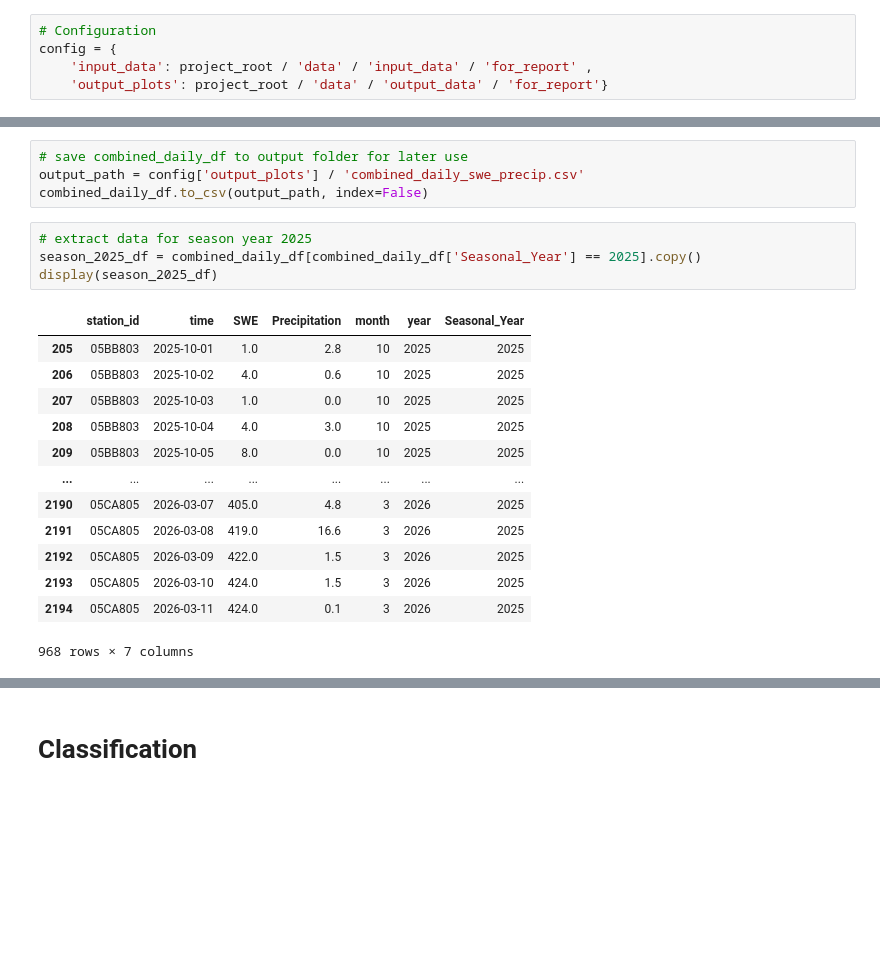
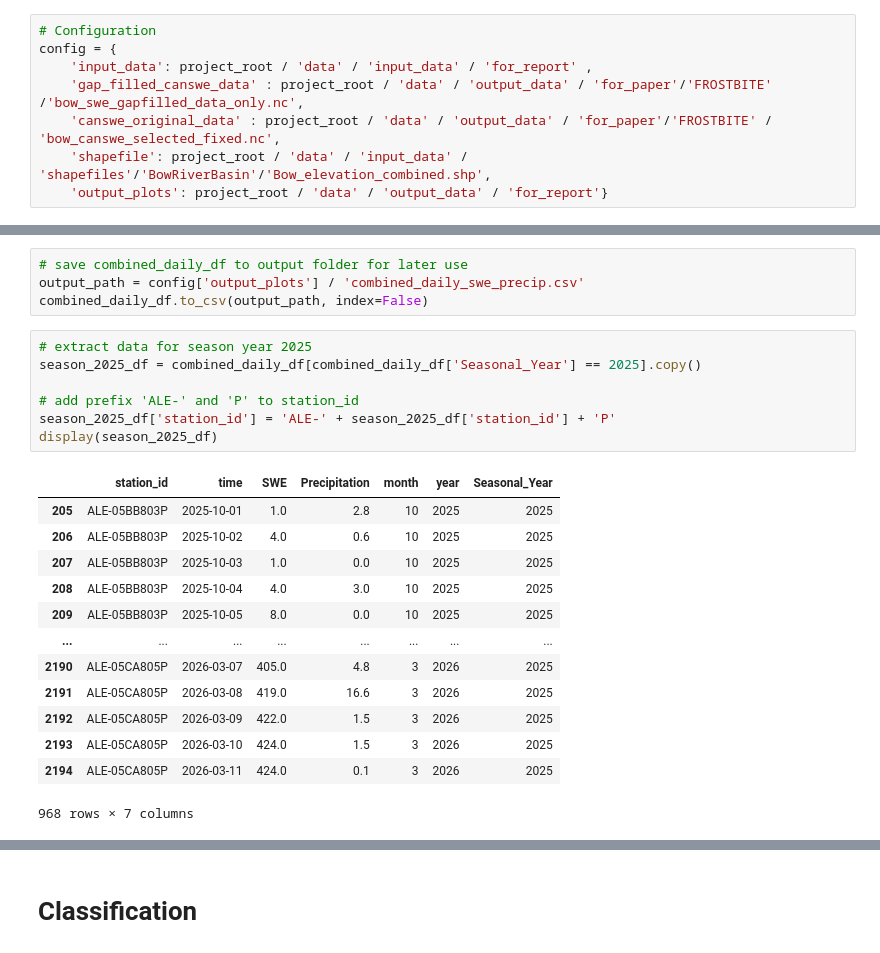
Before and after one commit to Nadiesenali/snowdroughtindex-main, a Jupyter notebook: notebooks/workflows/11_for_report.ipynb, the cells around one changed output, grey strips where cells are left out. Drawn from its saved outputs; the diff is of its cells as text; blank space fills up the shorter version.

```diff
--- a/notebooks/workflows/11_for_report.ipynb
+++ b/notebooks/workflows/11_for_report.ipynb
@@ -22,6 +23,9 @@ sys.path.append(str(project_root))
 # Configuration
 config = {
     'input_data': project_root / 'data' / 'input_data' / 'for_report' ,
+    'gap_filled_canswe_data' : project_root / 'data' / 'output_data' / 'for_paper'/'FROSTBITE' /'bow_swe_gapfilled_data_only.nc',
+    'canswe_original_data' : project_root / 'data' / 'output_data' / 'for_paper'/'FROSTBITE' / 'bow_canswe_selected_fixed.nc',
+    'shapefile': project_root / 'data' / 'input_data' / 'shapefiles'/'BowRiverBasin'/'Bow_elevation_combined.shp',
     'output_plots': project_root / 'data' / 'output_data' / 'for_report'}
 # %% [markdown]
 # Data preparation
@@ -171,20 +175,23 @@ combined_daily_df.to_csv(output_path, index=False)
 # %%
 # extract data for season year 2025
 season_2025_df = combined_daily_df[combined_daily_df['Seasonal_Year'] == 2025].copy()
+
+# add prefix 'ALE-' and 'P' to station_id
+season_2025_df['station_id'] = 'ALE-' + season_2025_df['station_id'] + 'P'
 display(season_2025_df)
 # %% [output]
 |  | station_id | time | SWE | Precipitation | month | year | Seasonal_Year |
-| 205 | 05BB803 | 2025-10-01 | 1.0 | 2.8 | 10 | 2025 | 2025 |
-| 206 | 05BB803 | 2025-10-02 | 4.0 | 0.6 | 10 | 2025 | 2025 |
-| 207 | 05BB803 | 2025-10-03 | 1.0 | 0.0 | 10 | 2025 | 2025 |
-| 208 | 05BB803 | 2025-10-04 | 4.0 | 3.0 | 10 | 2025 | 2025 |
-| 209 | 05BB803 | 2025-10-05 | 8.0 | 0.0 | 10 | 2025 | 2025 |
+| 205 | ALE-05BB803P | 2025-10-01 | 1.0 | 2.8 | 10 | 2025 | 2025 |
+| 206 | ALE-05BB803P | 2025-10-02 | 4.0 | 0.6 | 10 | 2025 | 2025 |
+| 207 | ALE-05BB803P | 2025-10-03 | 1.0 | 0.0 | 10 | 2025 | 2025 |
+| 208 | ALE-05BB803P | 2025-10-04 | 4.0 | 3.0 | 10 | 2025 | 2025 |
+| 209 | ALE-05BB803P | 2025-10-05 | 8.0 | 0.0 | 10 | 2025 | 2025 |
 | ... | ... | ... | ... | ... | ... | ... | ... |
-| 2190 | 05CA805 | 2026-03-07 | 405.0 | 4.8 | 3 | 2026 | 2025 |
-| 2191 | 05CA805 | 2026-03-08 | 419.0 | 16.6 | 3 | 2026 | 2025 |
-| 2192 | 05CA805 | 2026-03-09 | 422.0 | 1.5 | 3 | 2026 | 2025 |
-| 2193 | 05CA805 | 2026-03-10 | 424.0 | 1.5 | 3 | 2026 | 2025 |
-| 2194 | 05CA805 | 2026-03-11 | 424.0 | 0.1 | 3 | 2026 | 2025 |
+| 2190 | ALE-05CA805P | 2026-03-07 | 405.0 | 4.8 | 3 | 2026 | 2025 |
+| 2191 | ALE-05CA805P | 2026-03-08 | 419.0 | 16.6 | 3 | 2026 | 2025 |
+| 2192 | ALE-05CA805P | 2026-03-09 | 422.0 | 1.5 | 3 | 2026 | 2025 |
+| 2193 | ALE-05CA805P | 2026-03-10 | 424.0 | 1.5 | 3 | 2026 | 2025 |
+| 2194 | ALE-05CA805P | 2026-03-11 | 424.0 | 0.1 | 3 | 2026 | 2025 |
 968 rows × 7 columns
 # %%
 # plot daily SWE and precipitation for season 2025
```
Also changed, not shown: parts of 29 cells of this notebook, 1 other file.
